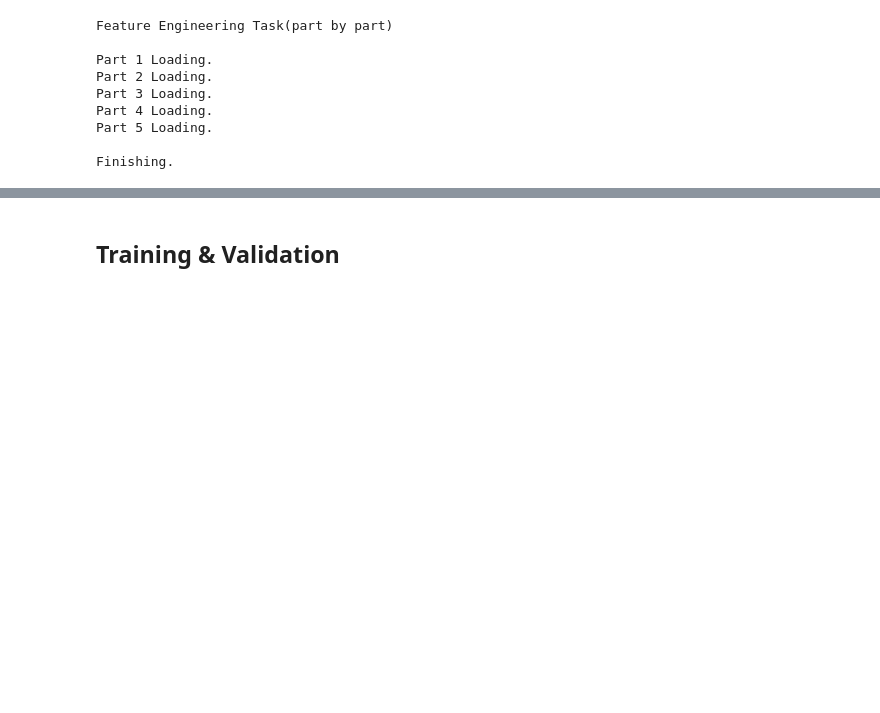
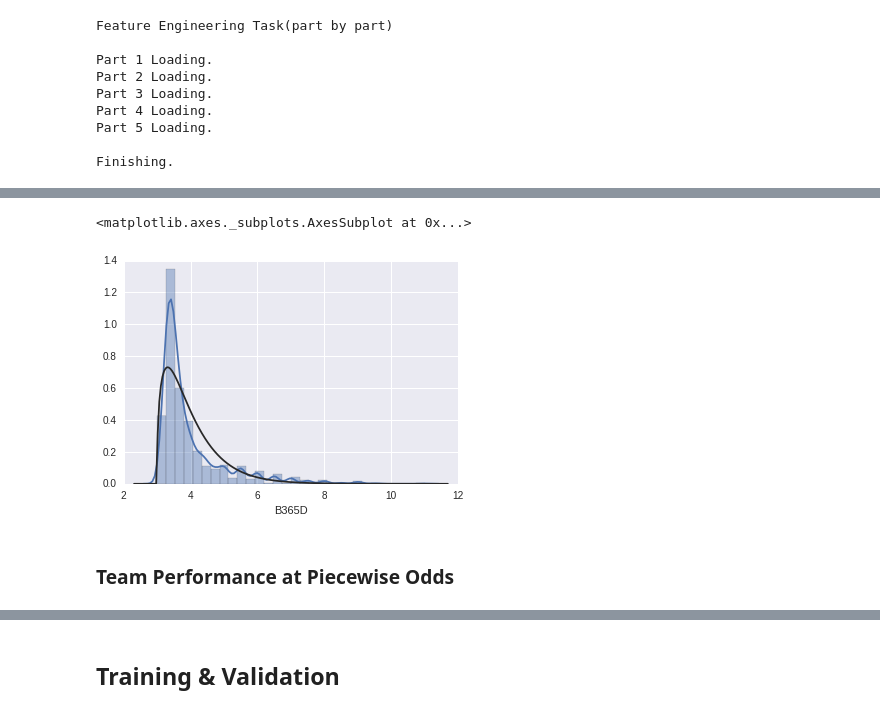
Before and after one commit to niudd/latest-research, a Jupyter notebook: John Goddard (2005).ipynb, the cells around one changed output, grey strips where cells are left out. Saved outputs shown, nothing was run; the diff lists cells and outputs as text; code cells hidden in the pictures; blank space fills up the shorter version.

```diff
--- a/John Goddard (2005).ipynb
+++ b/John Goddard (2005).ipynb
@@ -335,0 +366,8 @@ y[0:4]
+# %%
+from scipy import stats
+sns.distplot(df2['B365D'], kde=True, fit=stats.gamma, bins=30)
+# %% [output]
+<matplotlib.axes._subplots.AxesSubplot at 0x...>
+[figure, added]
+# %% [markdown]
+### Team Performance  at Piecewise Odds
```
Also changed, not shown: parts of 26 cells of this notebook.
